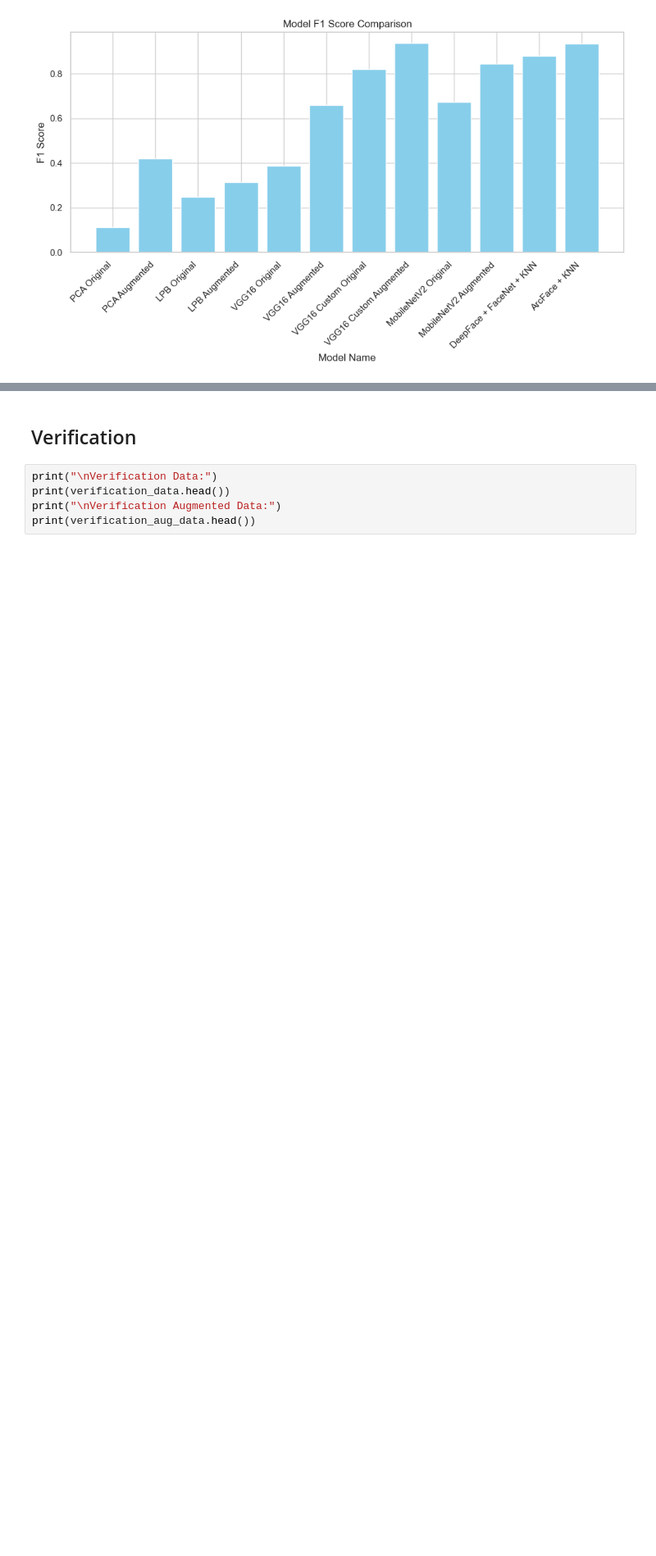
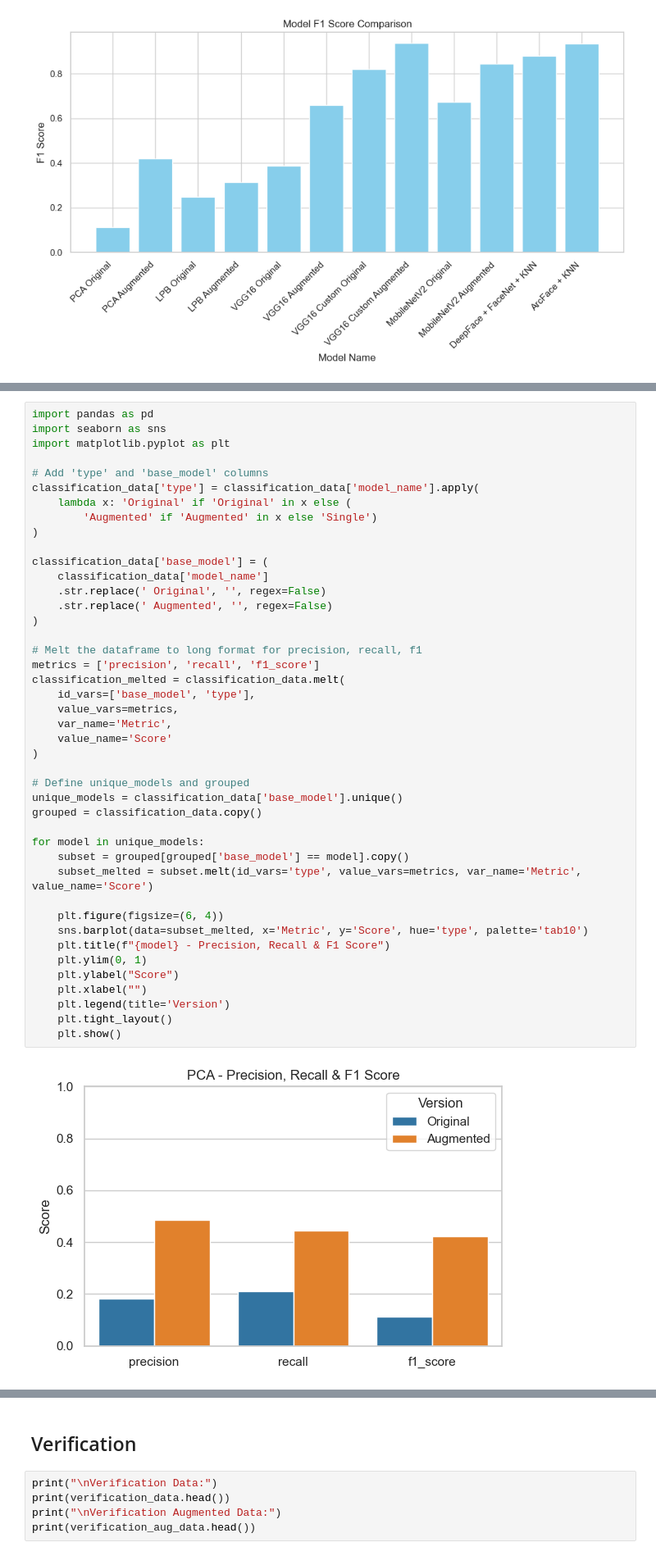
Before and after one commit to JackGraymer/Face-Recognition, a Jupyter notebook: evals-data/eval.ipynb, the cells around one changed output, grey strips where cells are left out. Shown at 82% size. Cells and saved outputs as stored; diff of their text form; blank space fills up the shorter version.

```diff
--- a/evals-data/eval.ipynb
+++ b/evals-data/eval.ipynb
@@ -78,0 +107,45 @@ plt.show()
+# %%
+import pandas as pd
+import seaborn as sns
+import matplotlib.pyplot as plt
+
+# Add 'type' and 'base_model' columns
+classification_data['type'] = classification_data['model_name'].apply(
+    lambda x: 'Original' if 'Original' in x else (
+        'Augmented' if 'Augmented' in x else 'Single')
+)
+
+classification_data['base_model'] = (
+    classification_data['model_name']
+    .str.replace(' Original', '', regex=False)
+    .str.replace(' Augmented', '', regex=False)
+)
+
+# Melt the dataframe to long format for precision, recall, f1
+metrics = ['precision', 'recall', 'f1_score']
+classification_melted = classification_data.melt(
+    id_vars=['base_model', 'type'],
+    value_vars=metrics,
+    var_name='Metric',
+    value_name='Score'
+)
+
+# Define unique_models and grouped
+unique_models = classification_data['base_model'].unique()
+grouped = classification_data.copy()
+
+for model in unique_models:
+    subset = grouped[grouped['base_model'] == model].copy()
+    subset_melted = subset.melt(id_vars='type', value_vars=metrics, var_name='Metric', value_name='Score')
+
+    plt.figure(figsize=(6, 4))
+    sns.barplot(data=subset_melted, x='Metric', y='Score', hue='type', palette='tab10')
+    plt.title(f"{model} - Precision, Recall & F1 Score")
+    plt.ylim(0, 1)
+    plt.ylabel("Score")
+    plt.xlabel("")
+    plt.legend(title='Version')
+    plt.tight_layout()
+    plt.show()
+# %% [output]
+[figure, added]
```
Also changed, not shown: parts of 6 cells of this notebook, 1 other file.
